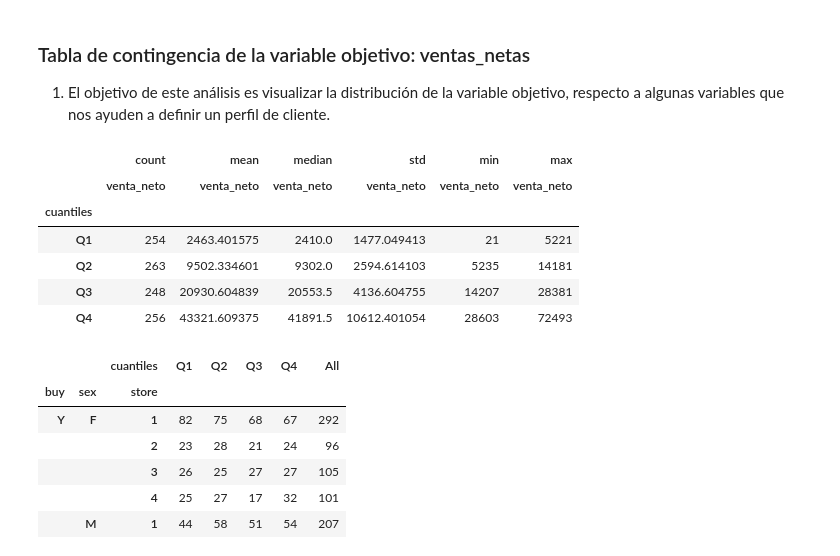
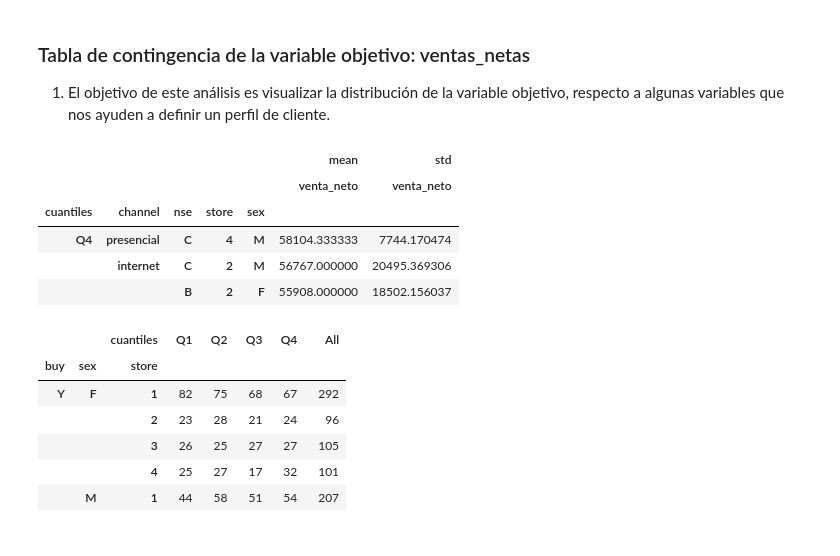
Before and after one commit to Franciscoletelier/UDP_BA, a Jupyter notebook: UDP_BA_Clase_Control01.ipynb, the cells around one changed output. Cells and saved outputs as stored; diff of their text form; code cells hidden in the pictures.

Commit message:
actualización pivot tables

```diff
--- a/UDP_BA_Clase_Control01.ipynb
+++ b/UDP_BA_Clase_Control01.ipynb
@@ -853,18 +853,16 @@ df[['venta_neto', 'cuantiles']].sample(10)
 
 1. El objetivo de este análisis es visualizar la distribución de la variable objetivo, respecto a algunas variables que nos ayuden a definir un perfil de cliente.
 # %%
-tabla_cuantiles = pd.pivot_table(df, index='cuantiles', values='venta_neto',
-                                 aggfunc=['count', 'mean','median', 'std',
-                                          'min', 'max'])
-tabla_cuantiles
+tabla_cuantiles = pd.pivot_table(df, index=['cuantiles','channel','nse','store','sex'], values='venta_neto',
+                                 aggfunc=['mean','std'])
+tabla_cuantiles.sort_values(by=('mean','venta_neto'), ascending=False).head(3)
 # %% [output]
-|  | count | mean | median | std | min | max |
-|  | venta_neto | venta_neto | venta_neto | venta_neto | venta_neto | venta_neto |
-| cuantiles |  |  |  |  |  |  |
-| Q1 | 254 | 2463.401575 | 2410.0 | 1477.049413 | 21 | 5221 |
-| Q2 | 263 | 9502.334601 | 9302.0 | 2594.614103 | 5235 | 14181 |
-| Q3 | 248 | 20930.604839 | 20553.5 | 4136.604755 | 14207 | 28381 |
-| Q4 | 256 | 43321.609375 | 41891.5 | 10612.401054 | 28603 | 72493 |
+|  |  |  |  |  | mean | std |
+|  |  |  |  |  | venta_neto | venta_neto |
+| cuantiles | channel | nse | store | sex |  |  |
+| Q4 | presencial | C | 4 | M | 58104.333333 | 7744.170474 |
+|  | internet | C | 2 | M | 56767.000000 | 20495.369306 |
+|  |  | B | 2 | F | 55908.000000 | 18502.156037 |
 # %%
 tabla_perfiles_2 = pd.crosstab([df.buy,df.sex, df.store],[df.cuantiles], margins=True)
 tabla_cuantiles_2
```
Also changed, not shown: parts of 6 cells of this notebook.
